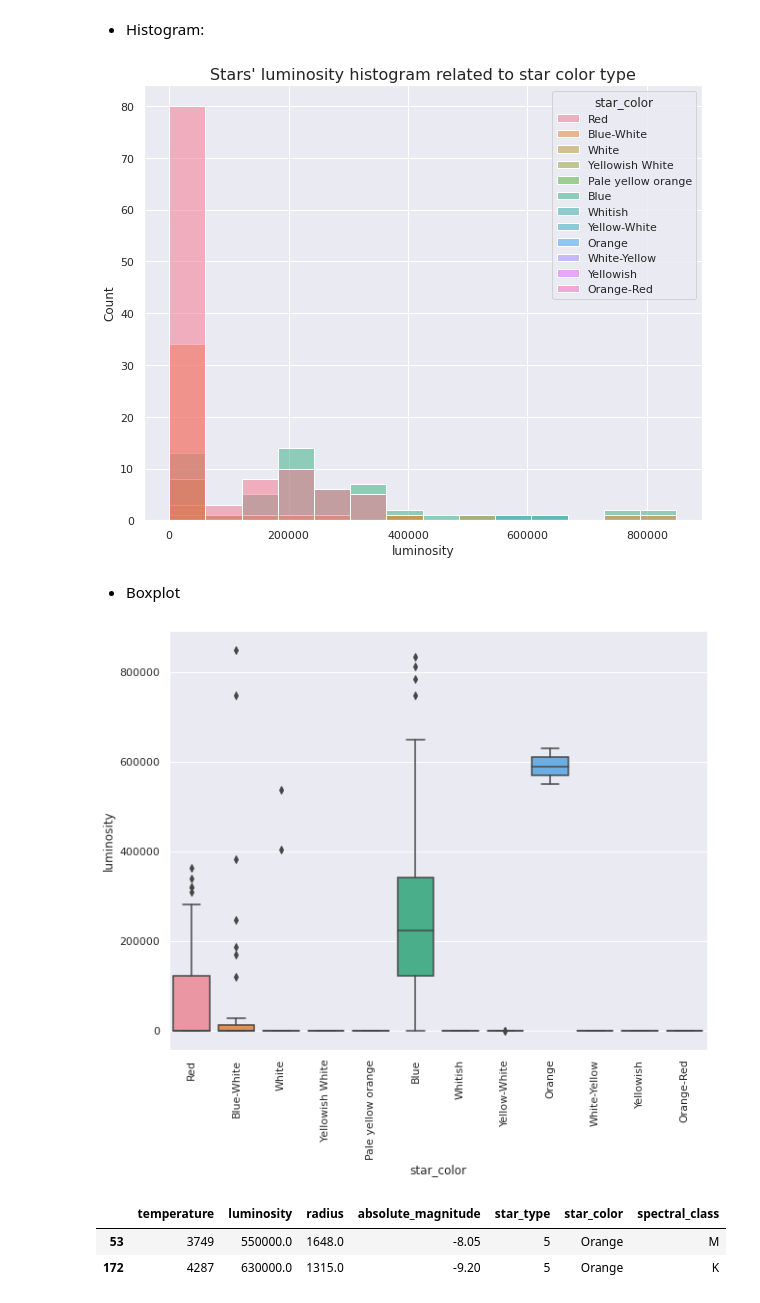
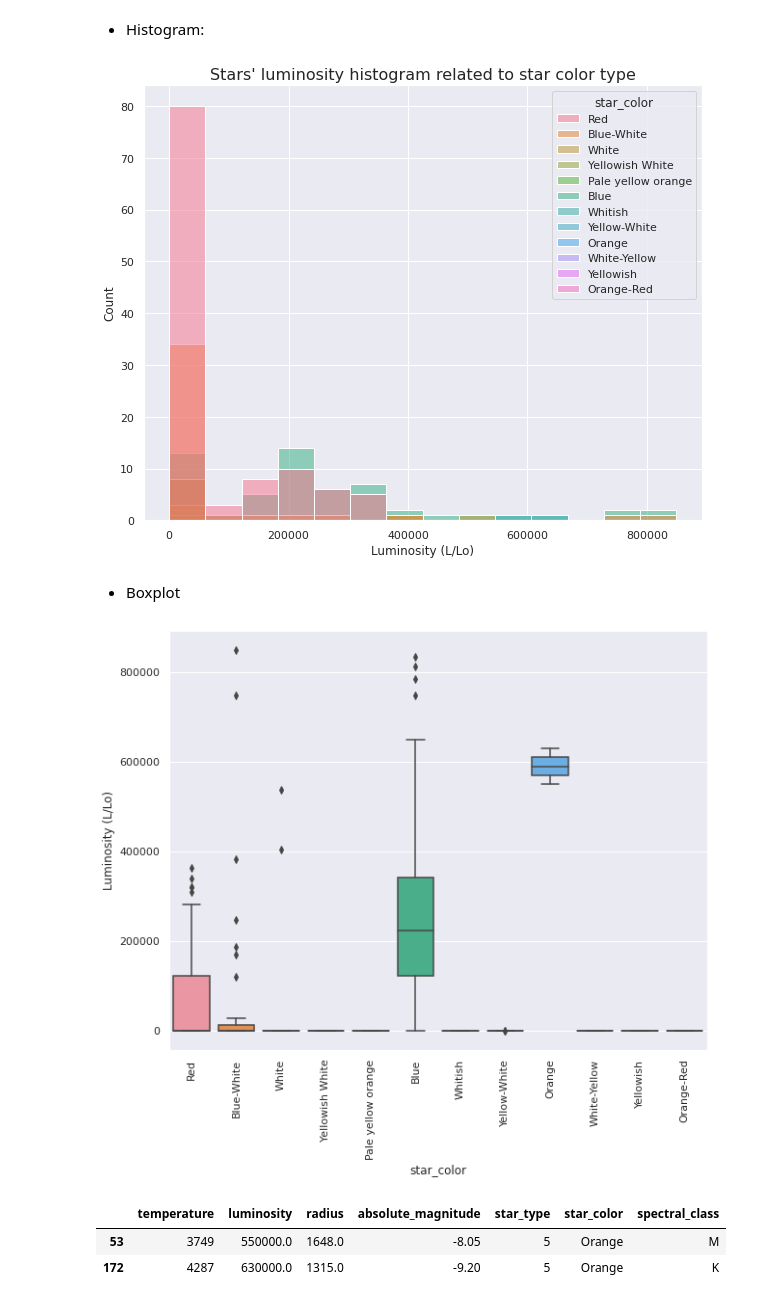
Before and after one commit to DamodaraBarbosa/machine_learning_studies, a Jupyter notebook: Star_type_prediction.ipynb, the cells around one changed output. Cells and saved outputs as stored; diff of their text form; code cells hidden in the pictures.

```diff
--- a/Star_type_prediction.ipynb
+++ b/Star_type_prediction.ipynb
@@ -445,19 +447,22 @@ pd.DataFrame({'Mean': df.groupby('star_color')['luminosity'].mean(),
 # %%
 plt.figure(figsize= (10, 8))
 ax = sns.histplot(data= df, x= 'luminosity', hue= 'star_color')
 ax.set_title("Stars' luminosity histogram related to star color type", fontsize= 16)
+plt.xlabel('Luminosity (L/Lo)')
 plt.show()
 # %% [output]
-[figure, old version]
+[figure, new version]
 # %% [markdown]
 * Boxplot
 # %%
 plt.figure(figsize= (10, 8))
 ax = sns.boxplot(data= df, x= 'star_color', y= 'luminosity')
+ax.set_title("Stars' luminosity boxplot related to star color type", fontsize= 16)
+plt.ylabel('Luminosity (L/Lo)')
 plt.xticks(rotation= '90')
 plt.show()
 # %% [output]
-[figure, old version]
+[figure, new version]
 # %%
 df.query('star_color == "Orange"')
 # %% [output]
```
Also changed, not shown: parts of 2 cells of this notebook.
